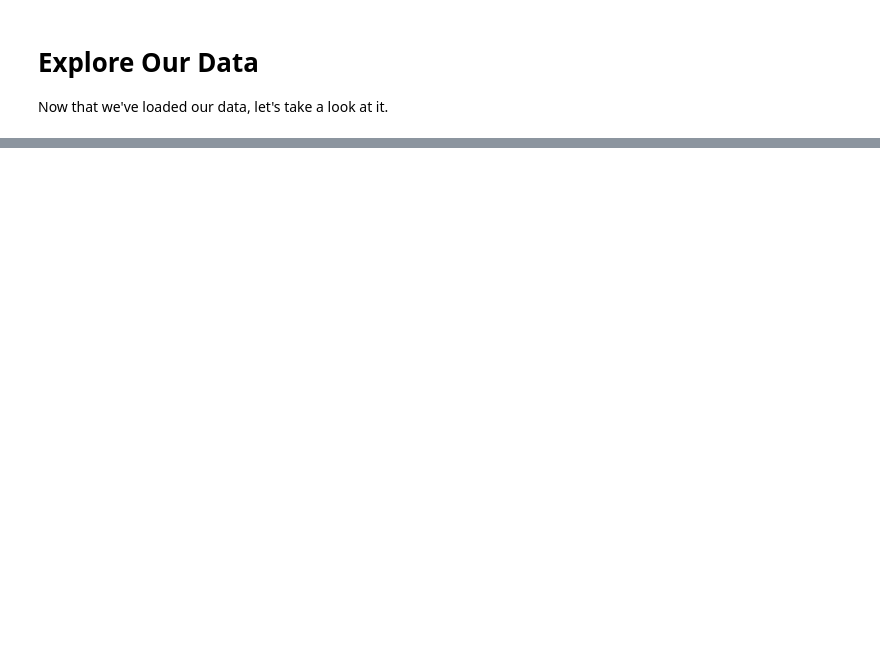
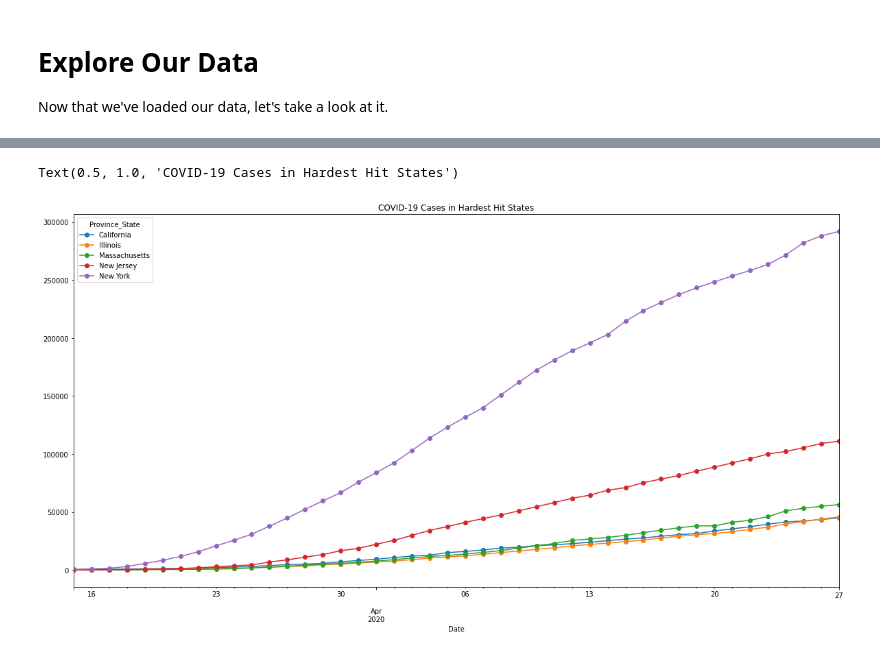
Before and after one commit to stephenfrein/py_packages_data_analysis, a Jupyter notebook: python_packages_data_analysis.ipynb, the cells around one changed output, grey strips where cells are left out. Saved outputs shown, nothing was run; the diff lists cells and outputs as text; code cells hidden in the pictures; blank space fills up the shorter version.

```diff
--- a/python_packages_data_analysis.ipynb
+++ b/python_packages_data_analysis.ipynb
@@ -64,0 +328,12 @@ covid_df.describe(include="all")
+# %%
+# make plot bigger with width, height in inches
+plt.rcParams['figure.figsize'] = [20, 10]
+# get a reference to the plot area and add a marker
+hard_hit_plot = hard_hit_pivot.plot(marker="o")
+# set the x-axis limits
+hard_hit_plot.set_xlim(pd.Timestamp('2020-03-15'), pd.Timestamp('2020-04-27'))
+# add a title
+hard_hit_plot.set_title("COVID-19 Cases in Hardest Hit States")
+# %% [output]
+Text(0.5, 1.0, 'COVID-19 Cases in Hardest Hit States')
+[figure, added]
```
Also changed, not shown: parts of 41 cells of this notebook.
